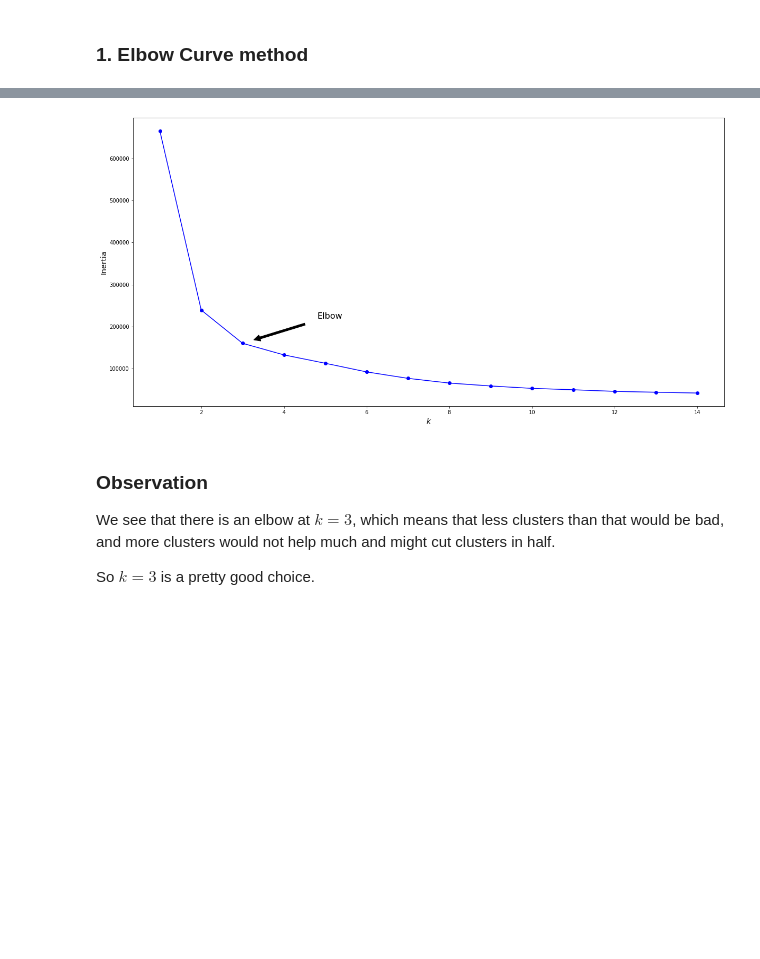
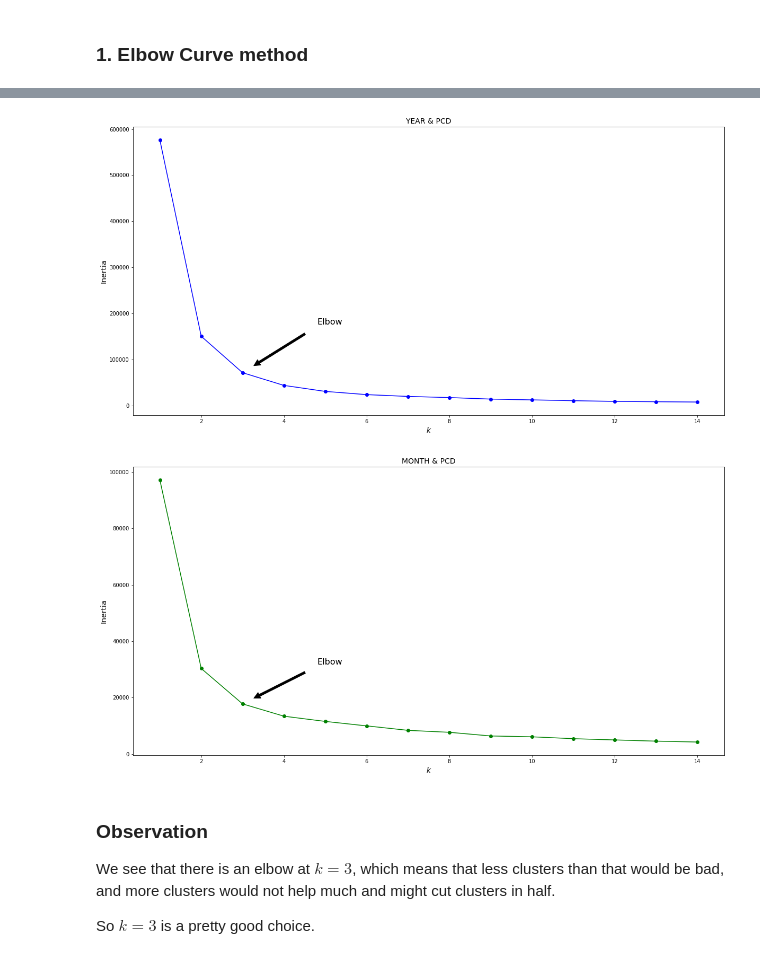
Before and after one commit to shressujan/stocks, a Jupyter notebook: stocks_analysis.ipynb, the cells around one changed output, grey strips where cells are left out. Saved outputs shown, nothing was run; the diff lists cells and outputs as text; code cells hidden in the pictures; blank space fills up the shorter version.

```diff
--- a/stocks_analysis.ipynb
+++ b/stocks_analysis.ipynb
@@ -158,0 +152,19 @@ inertias = [model.inertia_ for model in kmeans_per_k] #inertias for all models i
+# %%
+X1 = hist[['YEAR', 'PCD']]  #Feature set to investigate relation between YEAR and PCD
+X2 = hist[['MONTH', 'PCD']] #Feature set to investigate relation between MONTH and PCD
+
+print('Feature set YEAR and PCD\n')
+print(X1.iloc[:5]) #printing out top 5 data in X1 & X2, may be for debugging later on!
+
+print('\nFeature set MONTH and PCD\n')
+print(X2.iloc[:5])
+
+kmeans_per_k_X1 = [KMeans(n_clusters=k, random_state=43).fit(X1)
+                for k in range(1,15)]
+
+kmeans_per_k_X2 = [KMeans(n_clusters=k, random_state=43).fit(X2)
+                for k in range(1,15)]
+
+
+inertias_X1 = [model.inertia_ for model in kmeans_per_k_X1] #inertias for all models in kmeans_per_k_X1
+inertias_X2 = [model.inertia_ for model in kmeans_per_k_X2] #inertias for all models in kmeans_per_k_X2
@@ -159,18 +189,36 @@ inertias = [model.inertia_ for model in kmeans_per_k] #inertias for all models i
 # %%
+#Feature set YEAR & PCD
 plt.figure(figsize=(20, 10))
-plt.plot(range(1, 15), inertias, 'bo-')
+plt.plot(range(1, 15), inertias_X1, 'bo-')
 plt.xlabel('$k$', fontsize=14)
 plt.ylabel('Inertia', fontsize=14)
+plt.title('YEAR & PCD', fontsize=14)
 plt.annotate('Elbow',
-             xy=(3, inertias[2]),
+             xy=(3, inertias_X1[2]),
              xytext=(0.35, 0.35),
              textcoords='figure fraction',
              fontsize=16,
              arrowprops=dict(facecolor='black', shrink=0.15)
             )
 plt.show()
+
+#Feature set MONTH & PCD
+plt.figure(figsize=(20, 10))
+plt.plot(range(1, 15), inertias_X2, 'go-')
+plt.xlabel('$k$', fontsize=14)
+plt.ylabel('Inertia', fontsize=14)
+plt.title('MONTH & PCD', fontsize=14)
+plt.annotate('Elbow',
+             xy=(3, inertias_X2[2]),
+             xytext=(0.35, 0.35),
+             textcoords='figure fraction',
+             fontsize=16,
+             arrowprops=dict(facecolor='black', shrink=0.15)
+            )
+plt.show()
 # %% [output]
-[figure, old version]
+[figure, new version]
+[figure, added]
 # %% [markdown]
 ### **Observation**
 We see that there is an elbow at $k=3$, which means that less clusters than that would be bad, and more clusters would not help much and might cut clusters in half.
```
Also changed, not shown: parts of 30 cells of this notebook.
